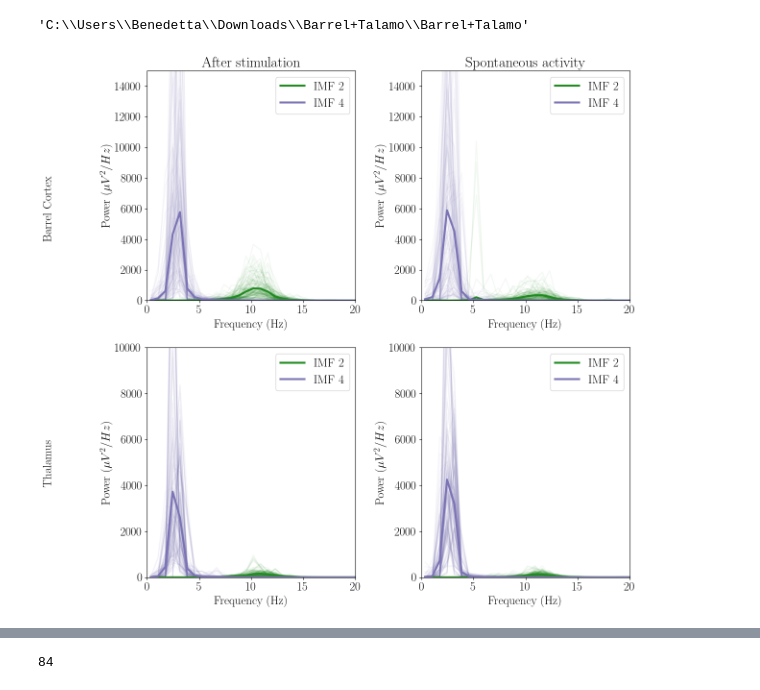
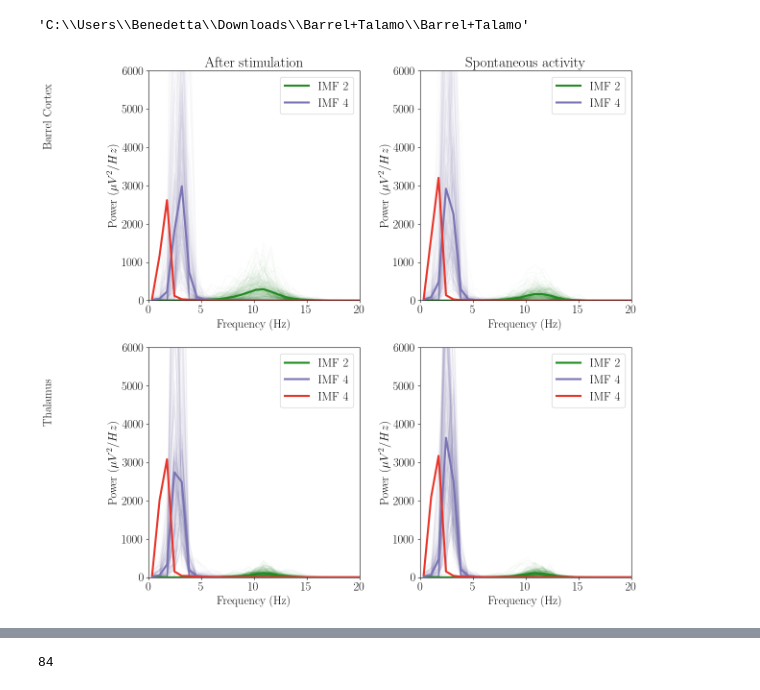
Before and after one commit to benedetta-mariani/Mariani_et_al_2026-Plos_Comp_Bio, a Jupyter notebook: Figure 2.ipynb, the cells around one changed output, grey strips where cells are left out. Drawn from its saved outputs; the diff is of its cells as text; code cells hidden in the pictures.

```diff
--- a/Figure 2.ipynb
+++ b/Figure 2.ipynb
@@ -137,11 +141,13 @@ def run_analysis(nrat=0, start=0, thalamus=True):
     if file == "Figs":
         return None
 
-    lfpTrials = process_file(file, thalamus=thalamus, pre_sec=1, post_sec=10)
+    lfpTrials = process_file(file, thalamus=thalamus, pre_sec=1, post_sec=5)
 
     return lfpTrials
 
 
-rat =1
-lfpTrials = run_analysis(nrat=rat, start=3, thalamus=True)
+rat =int(input('insert rat'))
+start =int(input('insert start'))
+
+lfpTrials = run_analysis(nrat=rat, start=start, thalamus=True)
 # %% [output]
@@ -206,7 +214,7 @@ from scipy import signal
 fac = 10
 final_r = []
 sample_rate=int(25000/fac)
-start_rest, end_rest = 4, 8
+start_rest, end_rest = 3,6
 #6,8
 for ch in [15,16,17,18,19]:
     for tr in range(lfpTrials.shape[0]):
@@ -214,7 +222,7 @@ for ch in [15,16,17,18,19]:
 
         t = np.arange(0,len(x),1)/sample_rate
         num = int(len(x)/sample_rate)
-        ii = 25
+       #ii = 30
         imf = emd.sift.mask_sift(x, max_imfs=7, mask_freqs= ii/sample_rate, ret_mask_freq=True)
         IP, IF, IA = emd.spectra.frequency_transform(imf[0], sample_rate, 'nht')
         freq_range = (0, 45, 64)
@@ -516,10 +524,11 @@ fig,ax = plt.subplots(2,2,figsize = (13,12))
 
 ff = np.mean(final[:,:],0)
 
-ax[0,0].plot(hht_f,final[:,:,1].T, color ='forestgreen', alpha = 0.05, );
-ax[0,0].plot(hht_f,final[:,:,3].T, color =cm.get_cmap('Purples')(0.65), alpha = 0.05, );
+ax[0,0].plot(hht_f,final[:,:,1].T, color ='forestgreen', alpha = 0.02, );
+ax[0,0].plot(hht_f,final[:,:,3].T, color =cm.get_cmap('Purples')(0.65), alpha = 0.02, );
 ax[0,0].plot(hht_f, ff[:,1], lw = 3,color ='forestgreen',label = "IMF 2")#label = "Hilbert-Huang Transform")
 ax[0,0].plot(hht_f, ff[:,3], lw = 3,color =cm.get_cmap('Purples')(0.65),label = "IMF 4")#label = "Hilbert-Huang Transform")
+ax[0,0].plot(hht_f,ff[:,4].T, color =cm.get_cmap('Reds')(0.65), alpha = 1,lw = 3 );
 
 ax[0,0].set_xlim(0, 20)
 ax[0,0].legend()
@@ -527,22 +536,23 @@ ax[0,0].set_xlabel('Frequency (Hz)');
 ax[0,0].set_ylabel(f'Power ($\mu V^2/Hz$)');
 
 
-ax[0,0].set_ylim(0,15000)
+ax[0,0].set_ylim(0,6000)
 
 
 ff = np.mean(final_r[:,:],0)
 
-ax[0,1].plot(hht_f,final_r[:,:,1].T, color ='forestgreen', alpha = 0.05, );
-ax[0,1].plot(hht_f,final_r[:,:,3].T, color =cm.get_cmap('Purples')(0.65), alpha = 0.05, );
+ax[0,1].plot(hht_f,final_r[:,:,1].T, color ='forestgreen', alpha = 0.02, );
+ax[0,1].plot(hht_f,final_r[:,:,3].T, color =cm.get_cmap('Purples')(0.65), alpha = 0.02, );
 ax[0,1].plot(hht_f, ff[:,1], lw = 3,color ='forestgreen',label = "IMF 2")#label = "Hilbert-Huang Transform")
 ax[0,1].plot(hht_f, ff[:,3], lw = 3,color =cm.get_cmap('Purples')(0.65),label = "IMF 4")#label = "Hilbert-Huang Transform"
+ax[0,1].plot(hht_f,ff[:,4].T, color =cm.get_cmap('Reds')(0.65), alpha = 1,lw = 3 );
 
 ax[0,1].set_xlim(0, 20)
 ax[0,1].legend()
 ax[0,1].set_xlabel('Frequency (Hz)');
 ax[0,1].set_ylabel(f'Power ($\mu V^2/Hz$)');
 #ax[0,1].set_yscale('log')
-ax[0,1].set_ylim(0,15000)
+ax[0,1].set_ylim(0,6000)
 ax[0,0].set_title('After stimulation')
 ax[0,1].set_title('Spontaneous activity')
 
@@ -550,53 +560,55 @@ ax[0,1].set_title('Spontaneous activity')
 
 ff = np.mean(final_th[:,:],0)
 
-ax[1,0].plot(hht_f,final_th[:,:,1].T, color ='forestgreen', alpha = 0.05, );
-ax[1,0].plot(hht_f,final_th[:,:,3].T, color =cm.get_cmap('Purples')(0.65), alpha = 0.05, );
+ax[1,0].plot(hht_f,final_th[:,:,1].T, color ='forestgreen', alpha = 0.02, );
+ax[1,0].plot(hht_f,final_th[:,:,3].T, color =cm.get_cmap('Purples')(0.65), alpha = 0.02, );
+
 ax[1,0].plot(hht_f, ff[:,1], lw = 3,color ='forestgreen',label = "IMF 2")#label = "Hilbert-Huang Transform")
 ax[1,0].plot(hht_f, ff[:,3], lw = 3,color =cm.get_cmap('Purples')(0.65),label = "IMF 4")#label = "Hilbert-Huang Transform")
+ax[1,0].plot(hht_f, ff[:,4], lw = 3,color =cm.get_cmap('Reds')(0.65),label = "IMF 4")#label = "Hilbert-Huang Transform")
 
 ax[1,0].set_xlim(0, 50)
 ax[1,0].legend()
 ax[1,0].set_xlabel('Frequency (Hz)');
 ax[1,0].set_ylabel(f'Power ($\mu V^2/Hz$)');
 #ax[1,0].set_yscale('log')
-ax[1,0].set_ylim(0,10000)
+ax[1,0].set_ylim(0,6000)
 ax[1,0].set_xlim(0,20)
 
 
 ff = np.mean(final_th_r[:,:],0)
 
-ax[1,1].plot(hht_f,final_th_r[:,:,1].T, color ='forestgreen', alpha = 0.05, );
-ax[1,1].plot(hht_f,final_th_r[:,:,3].T, color =cm.get_cmap('Purples')(0.65), alpha = 0.05, );
+ax[1,1].plot(hht_f,final_th_r[:,:,1].T, color ='forestgreen', alpha = 0.02, );
+ax[1,1].plot(hht_f,final_th_r[:,:,3].T, color =cm.get_cmap('Purples')(0.65), alpha = 0.02, );
 ax[1,1].plot(hht_f, ff[:,1], lw = 3,color ='forestgreen',label = "IMF 2")#label = "Hilbert-Huang Transform")
 ax[1,1].plot(hht_f, ff[:,3], lw = 3,color =cm.get_cmap('Purples')(0.65),label = "IMF 4")#label = "Hilbert-Huang Transform")
+ax[1,1].plot(hht_f, ff[:,4], lw = 3,color =cm.get_cmap('Reds')(0.65),label = "IMF 4")#label = "Hilbert-Huang Transform")
 
 ax[1,1].legend()
 ax[1,1].set_xlabel('Frequency (Hz)');
 ax[1,1].set_ylabel(f'Power ($\mu V^2/Hz$)');
 #plt.yscale('log')
-ax[1,1].set_ylim(0,10000)
+ax[1,1].set_ylim(0,6000)
 ax[1,1].set_xlim(0,20)
 
 
 ax[0,0].text(-10,4000,'Barrel Cortex',rotation = 90)
 ax[1,0].text(-10,4000,'Thalamus',rotation = 90)
 annotate = False
 if annotate:
     ax[0,0].annotate('\\textbf{(a)}', size = 20,
                      xy=(1, 1), xycoords='axes fraction',
                      xytext=(0.82,0.05), textcoords='axes fraction')
-
     ax[0,1].annotate('\\textbf{(b)}', size = 20,
                      xy=(1, 1), xycoords='axes fraction',
                      xytext=(0.82,0.05), textcoords='axes fraction')
     ax[1,0].annotate('\\textbf{(c)}', size = 20,
                      xy=(1, 1), xycoords='axes fraction',
                      xytext=(0.82,0.05), textcoords='axes fraction')
     ax[1,1].annotate('\\textbf{(d)}', size = 20,
                      xy=(1, 1), xycoords='axes fraction',
                      xytext=(0.82,0.05), textcoords='axes fraction')
 
 plt.tight_layout();
 # %% [output]
-[figure, old version]
+[figure, new version]
```
Also changed, not shown: parts of 27 cells of this notebook.
